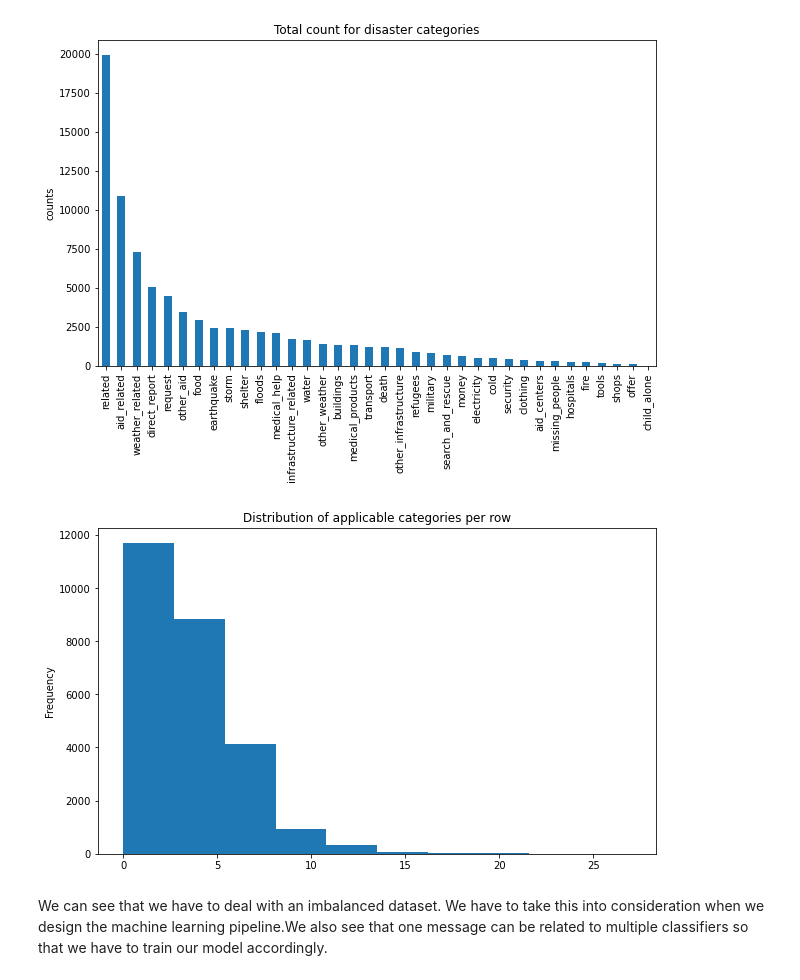
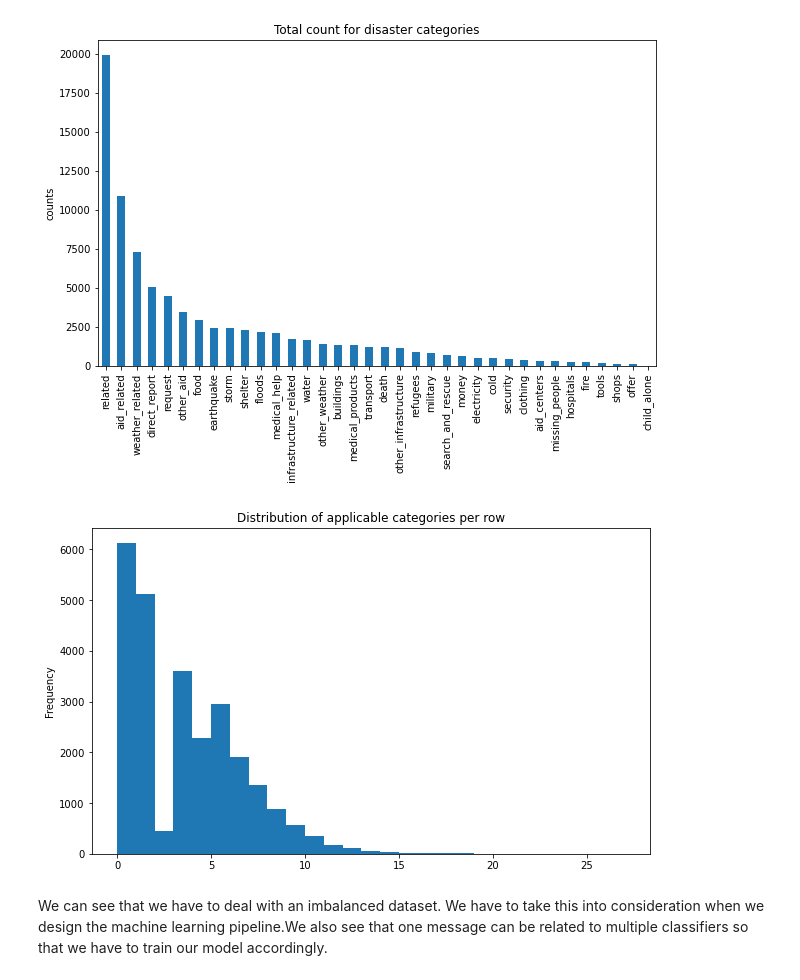
Before and after one commit to YvesDeutschmann/disaster-response-pipeline-project, a Jupyter notebook: ETL Pipeline Preparation.ipynb, the cells around one changed output. Drawn from its saved outputs; the diff is of its cells as text; code cells hidden in the pictures.

Commit message:
added visualzation

```diff
--- a/ETL Pipeline Preparation.ipynb
+++ b/ETL Pipeline Preparation.ipynb
@@ -210,4 +211,6 @@ df.describe()
 | 75% | 22969.500000 | 1.000000 | 0.000000 | 0.000000 | 1.000000 | 0.000000 | 0.000000 | 0.000000 | ... |
 | max | 30265.000000 | 1.000000 | 1.000000 | 1.000000 | 1.000000 | 1.000000 | 1.000000 | 1.000000 | ... |
 8 rows × 37 columns
+# %%
+display_data = df.iloc[:,4:]
 # %%
@@ -220,14 +223,15 @@ category_count.plot(kind='bar');
 # %% [output]
 [figure]
 # %%
-df['fitting_categories'] = df.iloc[:,4:].sum(axis=1)
+display_data['relevant_cats'] = display_data.sum(axis=1)
+bins=display_data.relevant_cats.max()
 
-# plot number of applicable categories per row
+# # plot number of applicable categories per row
 fig, ax = plt.subplots(figsize=(10,6))
 plt.title('Distribution of applicable categories per row')
-df.fitting_categories.plot(kind='hist');
+display_data.relevant_cats.plot(kind='hist', bins=bins);
 # %% [output]
-[figure, old version]
+[figure, new version]
 # %% [markdown]
 We can see that we have to deal with an imbalanced dataset. We have to take this into consideration when we design the machine learning pipeline.We also see that one message can be related to multiple classifiers so that we have to train our model accordingly.
 # %% [markdown]
```
Also changed, not shown: parts of 2 cells of this notebook.
